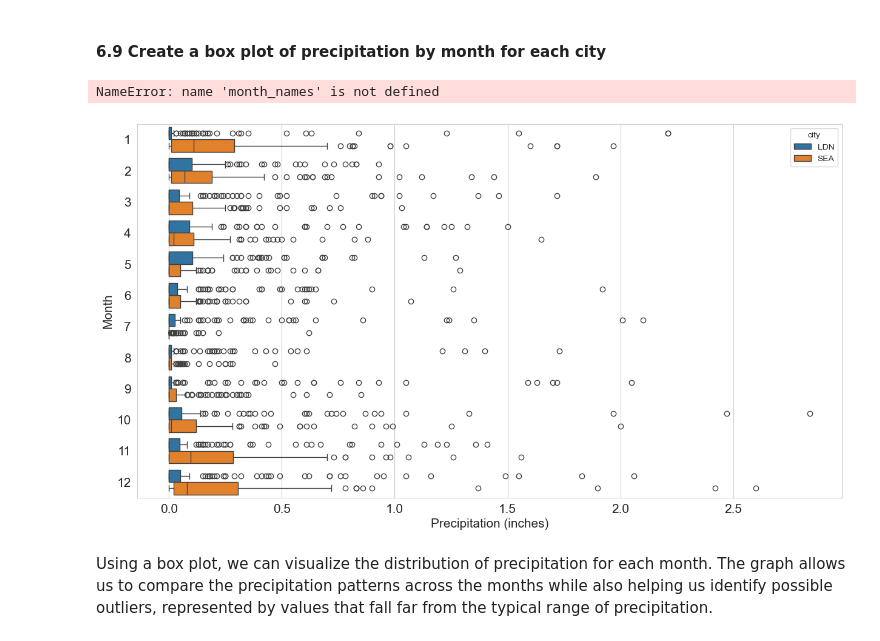
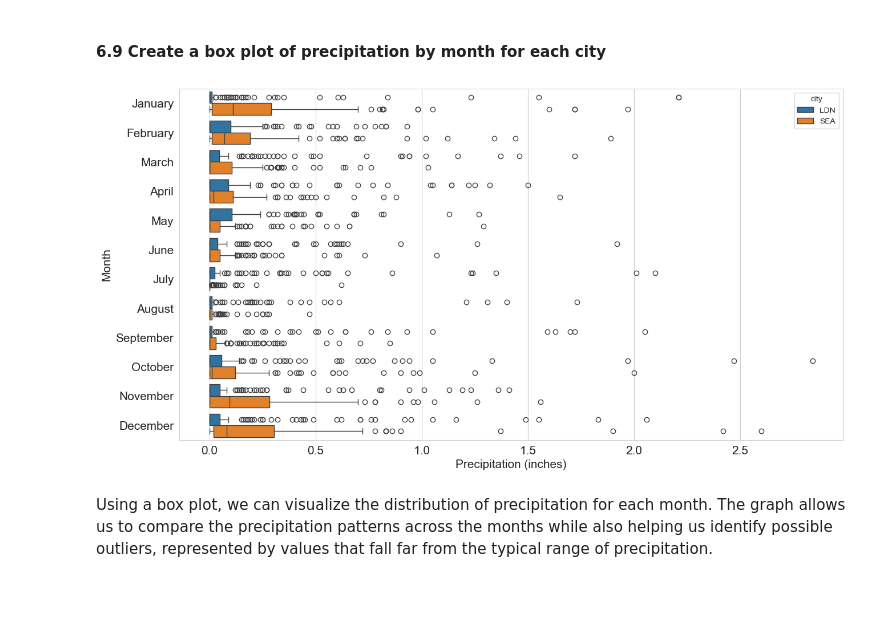
Before and after one commit to MariButarov/Rain-Prediction, a Jupyter notebook: Weather Project/Weather_data.ipynb, the cells around one changed output. Saved outputs shown, nothing was run; the diff lists cells and outputs as text; code cells hidden in the pictures; blank space fills up the shorter version.

```diff
--- a/Weather Project/Weather_data.ipynb
+++ b/Weather Project/Weather_data.ipynb
@@ -743,19 +743,21 @@ We extracted the month from the `date` column and created a new column to repres
 # %%
 plt.figure(figsize=(15, 8))
 
 sns.boxplot(data=df, x='precipitation', y='month', hue='city', orient='h')
 
 plt.ylabel('Month', fontsize=15)
 plt.xlabel('Precipitation (inches)', fontsize=15)
 
 plt.tick_params(labelsize=15)
 
+import calendar
+month_names = list(calendar.month_name[1:])
+
 plt.yticks(ticks=range(12), labels=month_names)
 
 plt.show()
 # %% [output]
-NameError: name 'month_names' is not defined
-[figure, old version]
+[figure, new version]
 # %% [markdown]
 Using a box plot, we can visualize the distribution of precipitation for each month. The graph allows us to compare the precipitation patterns across the months while also helping us identify possible outliers, represented by values that fall far from the typical range of precipitation.
 # %% [markdown]
```
Also changed, not shown: parts of 8 cells of this notebook, 3 other files.
